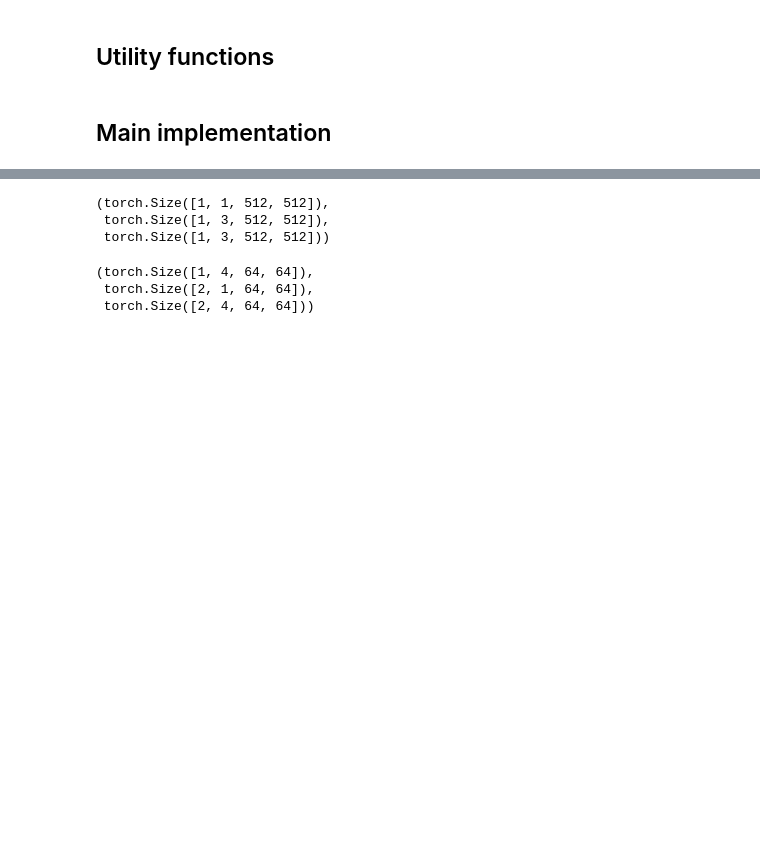
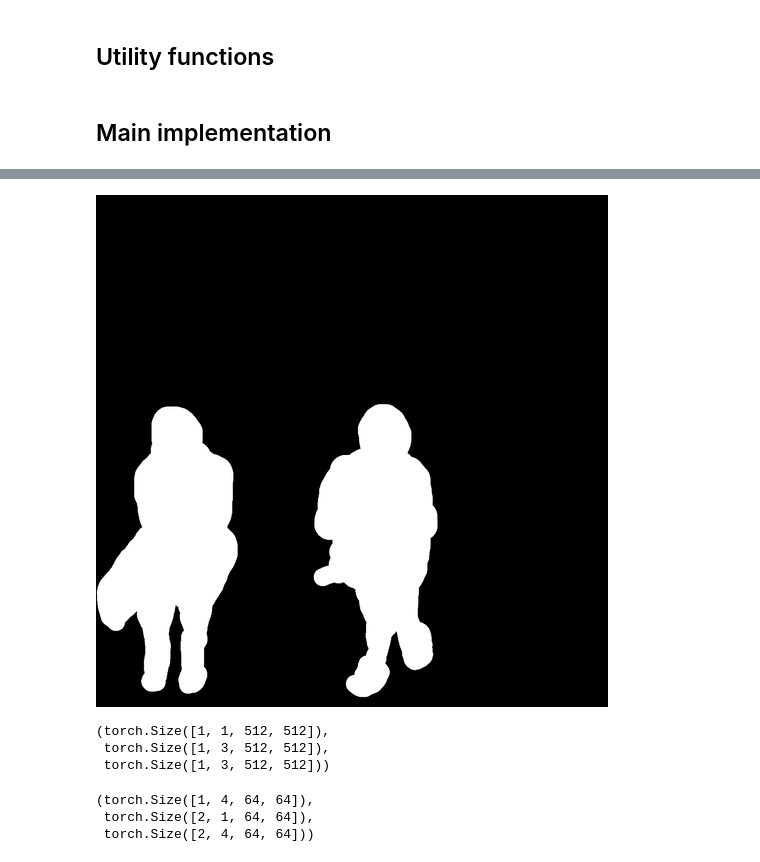
Before and after one commit to devdastl/-EVA-8_Capstone_Assignment, a Jupyter notebook: Part2-Inpainting_implementation/Attempt3_Success.ipynb, the cells around one changed output, grey strips where cells are left out. Saved outputs shown, nothing was run; the diff lists cells and outputs as text; code cells hidden in the pictures; blank space fills up the shorter version.

```diff
--- a/Part2-Inpainting_implementation/Attempt3_Success.ipynb
+++ b/Part2-Inpainting_implementation/Attempt3_Success.ipynb
@@ -212,3 +249,8 @@ generator = torch.manual_seed(10201)
+# %%
+visual_image = Image.open(mask_path)
+visual_image
+# %% [output]
+[figure, added]
 # %%
 batch_size = 1
 num_inference_steps=50
```
Also changed, not shown: parts of 8 cells of this notebook.
